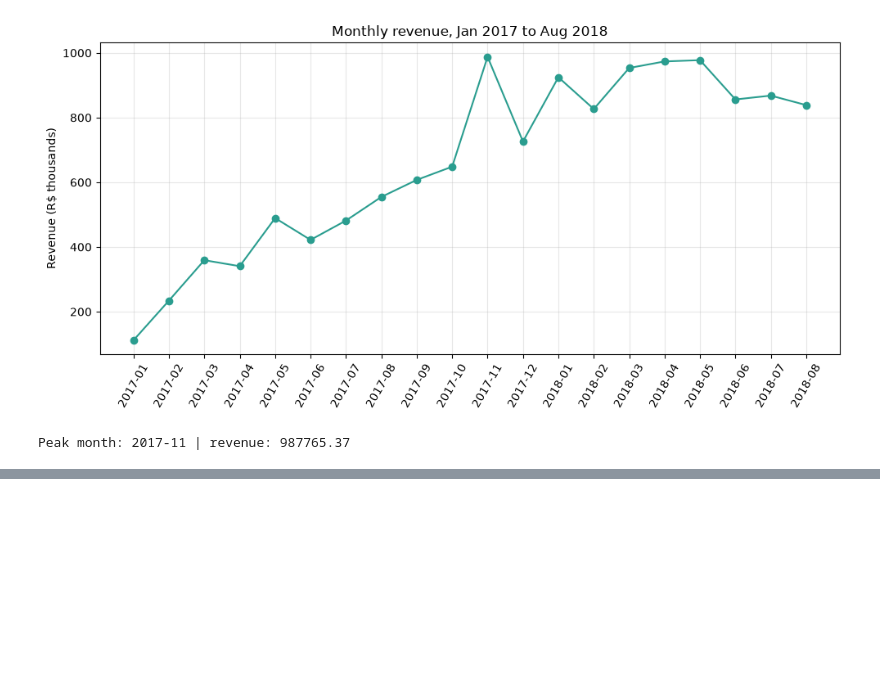
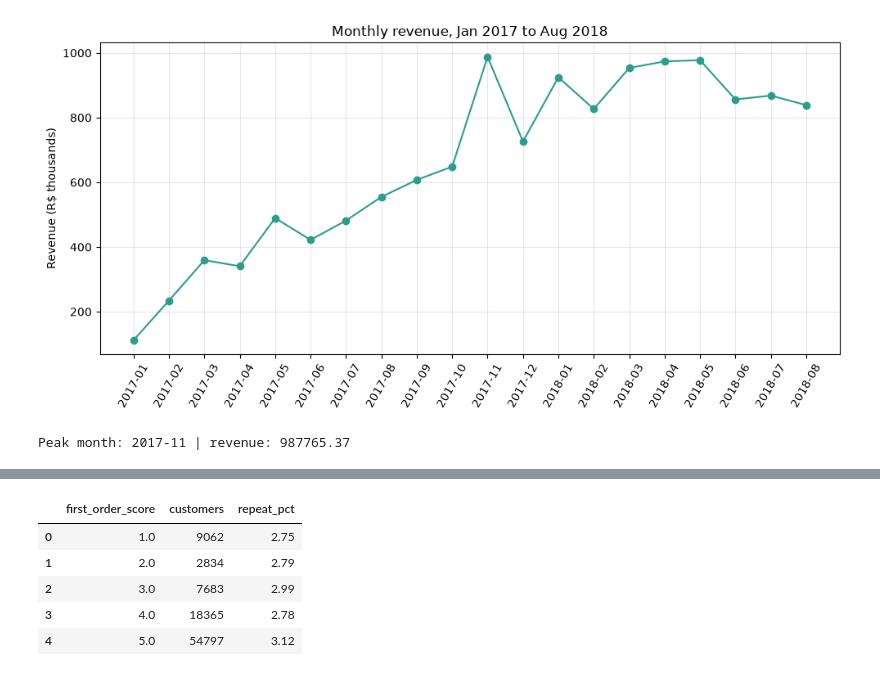
Before and after one commit to Vijaykumarr2021/olist-ecommerce-sales-analysis, a Jupyter notebook: notebooks/02_sql_analysis.ipynb, the cells around one changed output, grey strips where cells are left out. Cells and saved outputs as stored; diff of their text form; code cells hidden in the pictures; blank space fills up the shorter version.

Commit message:
Add repeat customer analysis

```diff
--- a/notebooks/02_sql_analysis.ipynb
+++ b/notebooks/02_sql_analysis.ipynb
@@ -135,0 +166,29 @@ Peak month: 2017-11 | revenue: 987765.37
+# %%
+first_order_query = """
+WITH cust_orders AS (
+    SELECT c.customer_unique_id, o.order_id,
+           ROW_NUMBER() OVER (PARTITION BY c.customer_unique_id
+                              ORDER BY o.order_purchase_timestamp) AS rn,
+           COUNT(*) OVER (PARTITION BY c.customer_unique_id) AS n_orders
+    FROM orders o
+    JOIN customers c ON o.customer_id = c.customer_id
+    WHERE o.order_status = 'delivered'
+),
+first_orders AS (SELECT * FROM cust_orders WHERE rn = 1),
+rev AS (SELECT order_id, AVG(review_score) AS score FROM reviews GROUP BY order_id)
+SELECT ROUND(r.score) AS first_order_score,
+       COUNT(*) AS customers,
+       ROUND(100.0 * SUM(n_orders > 1) / COUNT(*), 2) AS repeat_pct
+FROM first_orders f
+JOIN rev r ON f.order_id = r.order_id
+GROUP BY 1
+ORDER BY 1;
+"""
+pd.read_sql(first_order_query, conn)
+# %% [output]
+|  | first_order_score | customers | repeat_pct |
+| 0 | 1.0 | 9062 | 2.75 |
+| 1 | 2.0 | 2834 | 2.79 |
+| 2 | 3.0 | 7683 | 2.99 |
+| 3 | 4.0 | 18365 | 2.78 |
+| 4 | 5.0 | 54797 | 3.12 |
```
Also changed, not shown: parts of 1 cell of this notebook.
